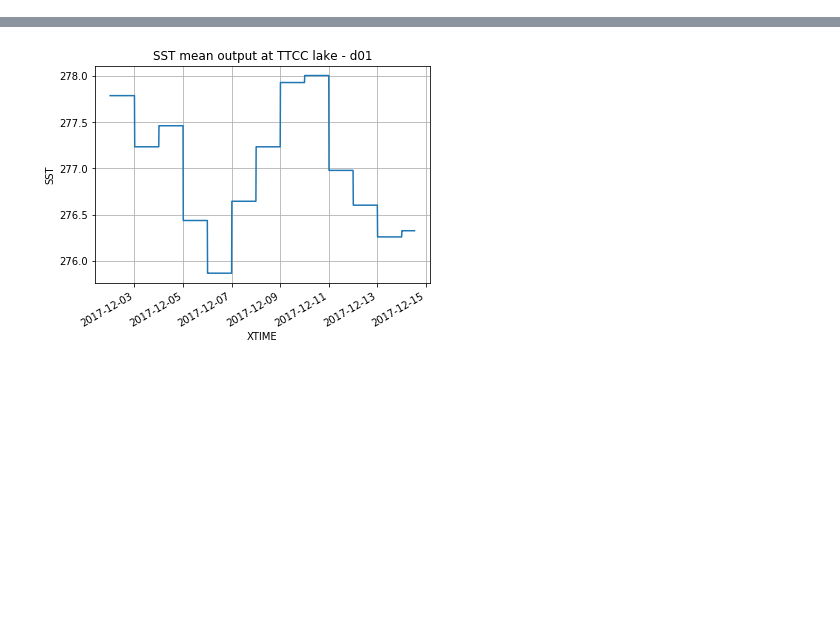
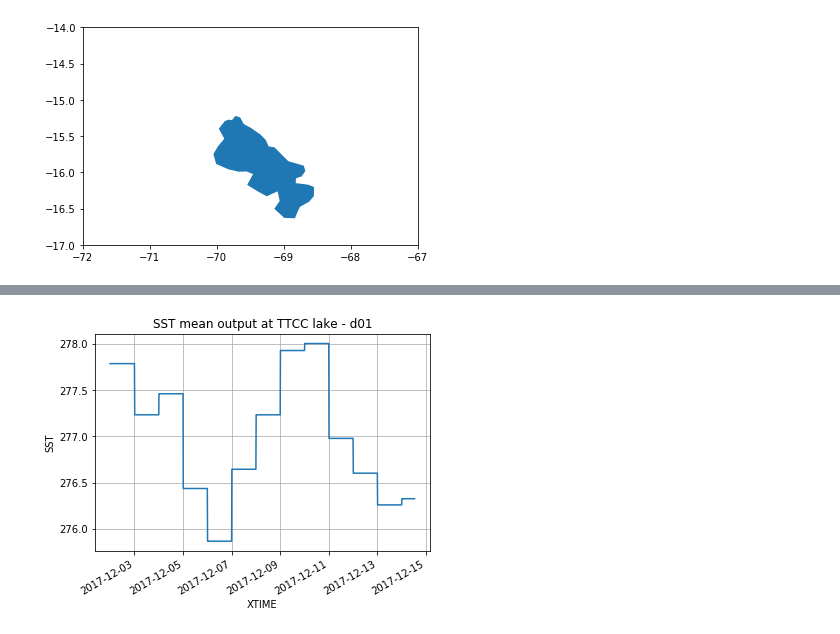
Before and after one commit to daliagachc/wrf_management, a Jupyter notebook: wrf_management/plot/sst_check/checkSST_plot.ipynb, the cells around one changed output, grey strips where cells are left out. Cells and saved outputs as stored; diff of their text form; code cells hidden in the pictures; blank space fills up the shorter version.

```diff
--- a/wrf_management/plot/sst_check/checkSST_plot.ipynb
+++ b/wrf_management/plot/sst_check/checkSST_plot.ipynb
@@ -27,4 +32,8 @@ def plt_sst(pathTest):
         l2d.axes.grid(True)
+# %%
+plot_lake_example()
+# %% [output]
+[figure, added]
 # %%
 pathTest = '/proj/atm/saltena/runs/run_2019_04_03_1/wrf2'
 plt_sst(pathTest)
```
Also changed, not shown: parts of 3 cells of this notebook, 3 other files.
